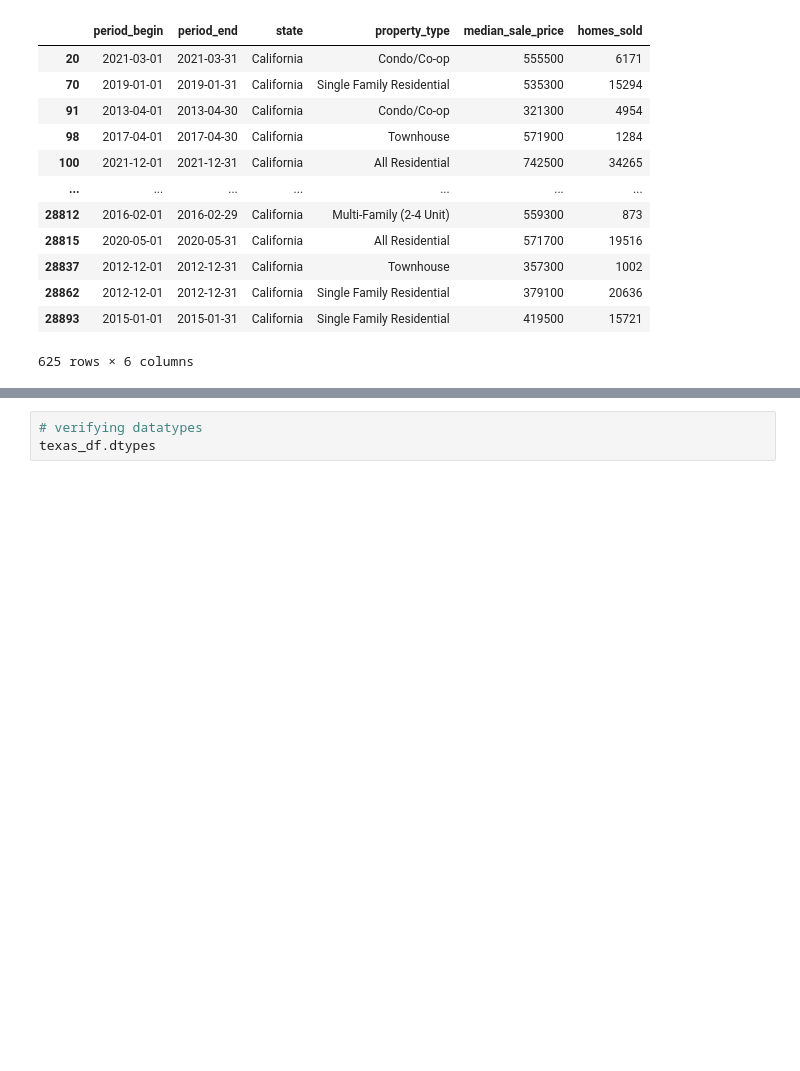
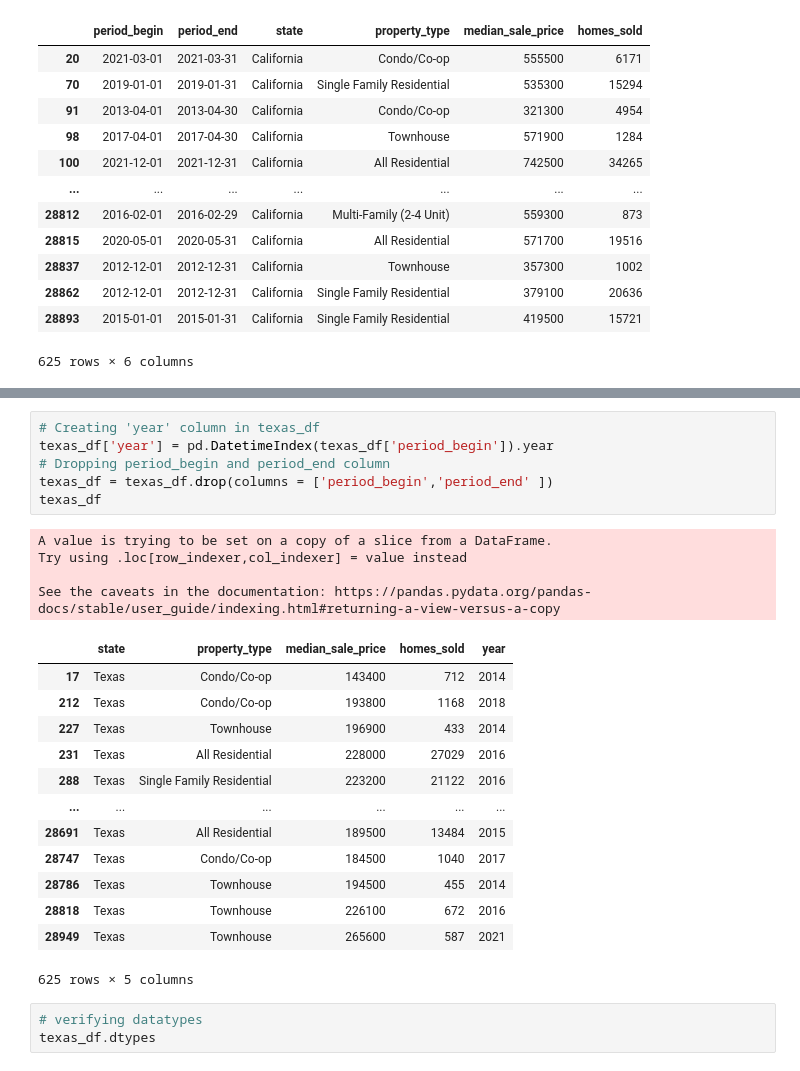
Before and after one commit to sarmstrong9/Group_Project_Real_Estate, a Jupyter notebook: cleaning_data.ipynb, the cells around one changed output, grey strips where cells are left out. Cells and saved outputs as stored; diff of their text form; blank space fills up the shorter version.

```diff
--- a/cleaning_data.ipynb
+++ b/cleaning_data.ipynb
@@ -157,3 +181,27 @@ See the caveats in the documentation: https://pandas.pydata.org/pandas-docs/stab
+# %%
+# Creating 'year' column in texas_df
+texas_df['year'] = pd.DatetimeIndex(texas_df['period_begin']).year
+# Dropping period_begin and period_end column
+texas_df = texas_df.drop(columns = ['period_begin','period_end' ])
+texas_df
+# %% [output]
+A value is trying to be set on a copy of a slice from a DataFrame.
+Try using .loc[row_indexer,col_indexer] = value instead
+
+See the caveats in the documentation: https://pandas.pydata.org/pandas-docs/stable/user_guide/indexing.html#returning-a-view-versus-a-copy
+|  | state | property_type | median_sale_price | homes_sold | year |
+| 17 | Texas | Condo/Co-op | 143400 | 712 | 2014 |
+| 212 | Texas | Condo/Co-op | 193800 | 1168 | 2018 |
+| 227 | Texas | Townhouse | 196900 | 433 | 2014 |
+| 231 | Texas | All Residential | 228000 | 27029 | 2016 |
+| 288 | Texas | Single Family Residential | 223200 | 21122 | 2016 |
+| ... | ... | ... | ... | ... | ... |
+| 28691 | Texas | All Residential | 189500 | 13484 | 2015 |
+| 28747 | Texas | Condo/Co-op | 184500 | 1040 | 2017 |
+| 28786 | Texas | Townhouse | 194500 | 455 | 2014 |
+| 28818 | Texas | Townhouse | 226100 | 672 | 2016 |
+| 28949 | Texas | Townhouse | 265600 | 587 | 2021 |
+625 rows × 5 columns
 # %%
 # verifying datatypes
 texas_df.dtypes
```
Also changed, not shown: parts of 7 cells of this notebook, 3 other files.
